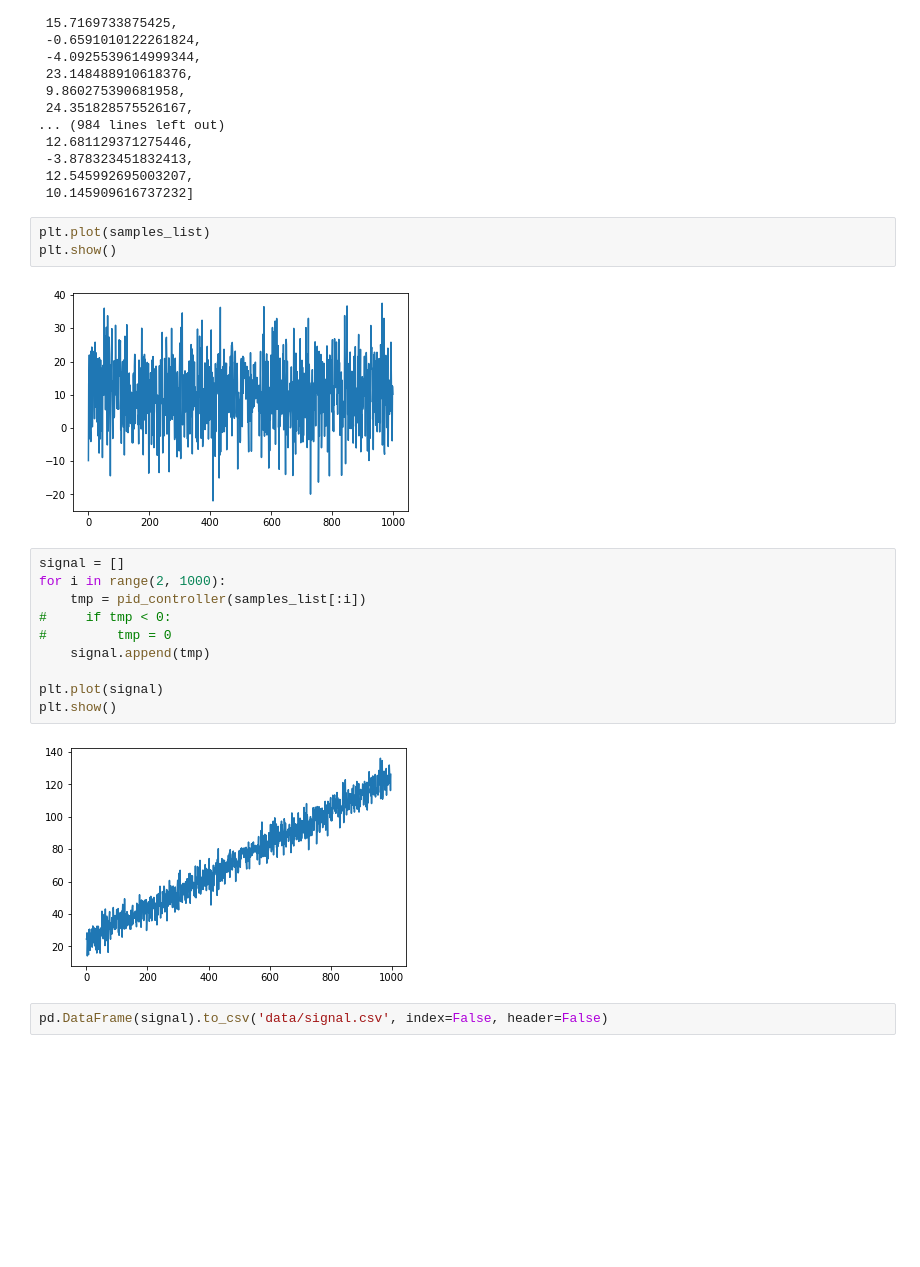
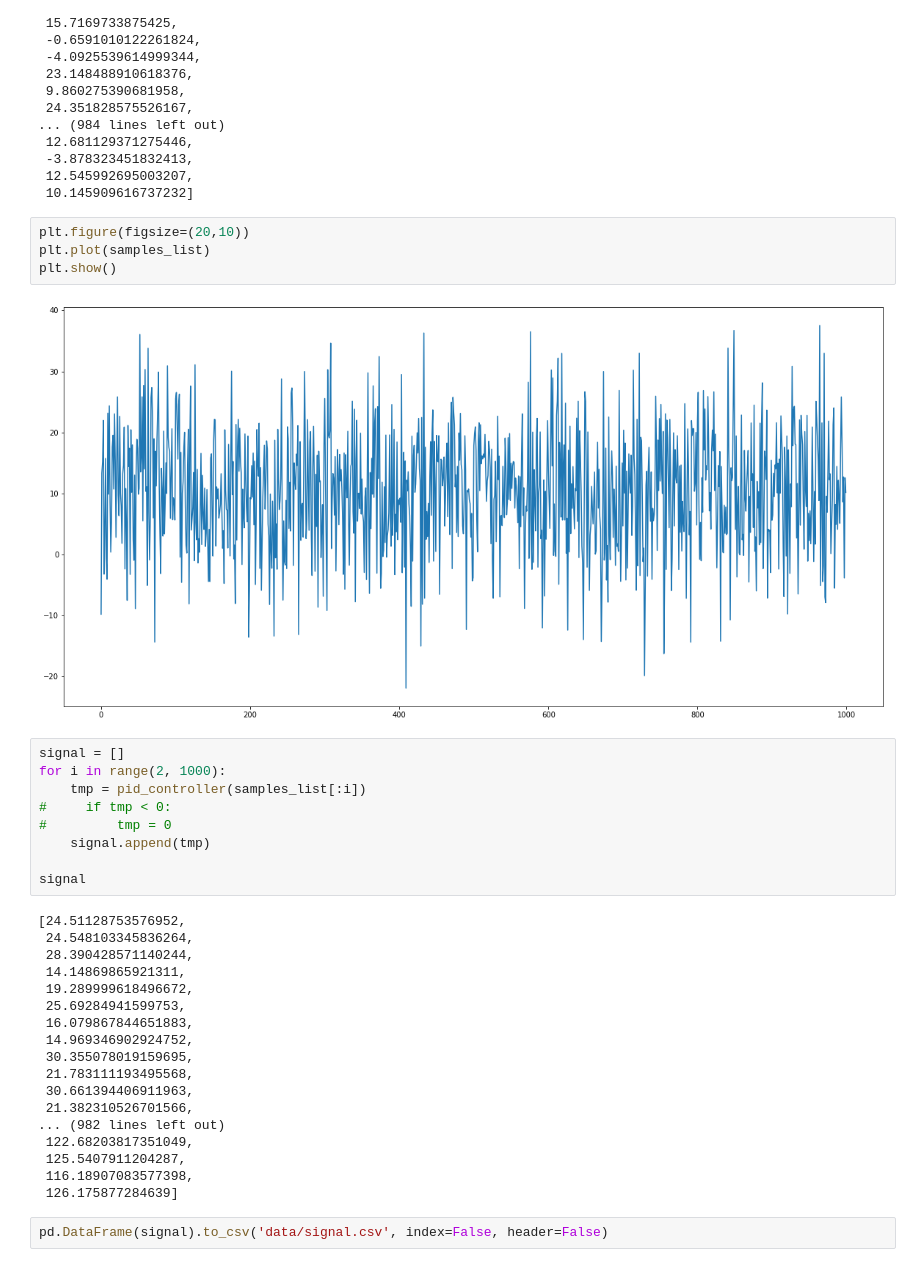
Before and after one commit to ht-weng/HETSA, a Jupyter notebook: MedicalApplications/pid.ipynb, the cells around one changed output. Drawn from its saved outputs; the diff is of its cells as text; blank space fills up the shorter version.

```diff
--- a/MedicalApplications/pid.ipynb
+++ b/MedicalApplications/pid.ipynb
@@ -181,10 +181,11 @@ samples_list
  12.545992695003207,
  10.145909616737232]
 # %%
+plt.figure(figsize=(20,10))
 plt.plot(samples_list)
 plt.show()
 # %% [output]
-[figure, old version]
+[figure, new version]
 # %%
 signal = []
 for i in range(2, 1000):
@@ -193,10 +194,25 @@ for i in range(2, 1000):
 #         tmp = 0
     signal.append(tmp)
 
-plt.plot(signal)
-plt.show()
+signal
 # %% [output]
-[figure, removed]
+[24.51128753576952,
+ 24.548103345836264,
+ 28.390428571140244,
+ 14.14869865921311,
+ 19.289999618496672,
+ 25.69284941599753,
+ 16.079867844651883,
+ 14.969346902924752,
+ 30.355078019159695,
+ 21.783111193495568,
+ 30.661394406911963,
+ 21.382310526701566,
+... (982 lines left out)
+ 122.68203817351049,
+ 125.5407911204287,
+ 116.18907083577398,
+ 126.175877284639]
 # %%
 pd.DataFrame(signal).to_csv('data/signal.csv', index=False, header=False)
 # %%
```
Also changed, not shown: parts of 8 cells of this notebook, 2 other files.
